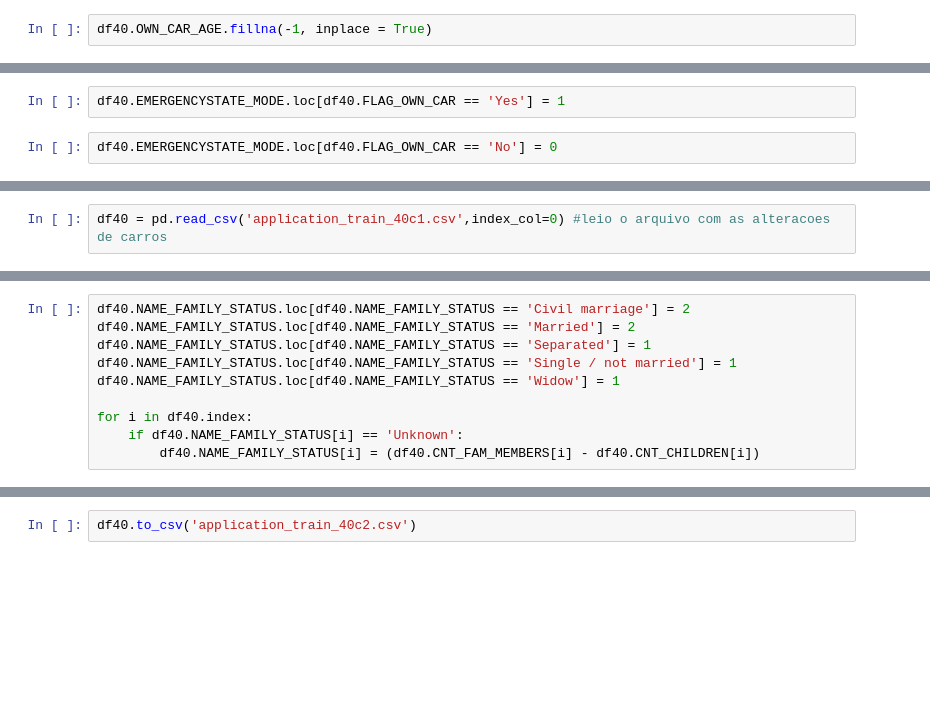
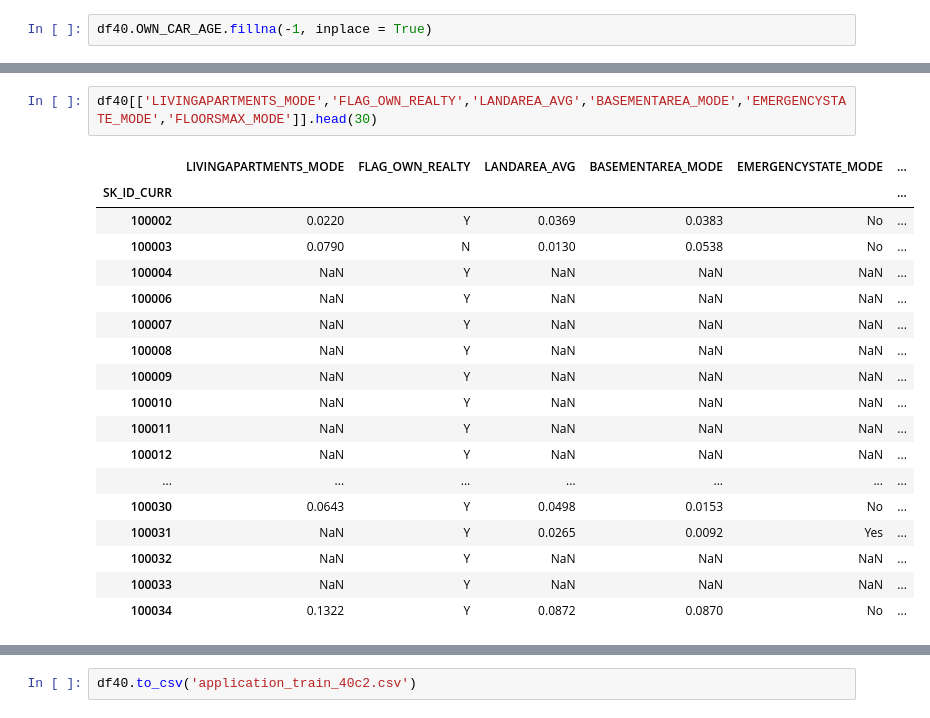
Before and after one commit to ricardoslee/Trabalhos, a Jupyter notebook: AIA/Trabalho1.ipynb, the cells around one changed output, grey strips where cells are left out. Cells and saved outputs as stored; diff of their text form; blank space fills up the shorter version.

```diff
--- a/AIA/Trabalho1.ipynb
+++ b/AIA/Trabalho1.ipynb
@@ -115,4 +259,0 @@ df40.loc[:,['FLAG_OWN_CAR','OWN_CAR_AGE']].head(20)
-# %%
-df40.EMERGENCYSTATE_MODE.loc[df40.FLAG_OWN_CAR == 'Yes'] = 1
-# %%
-df40.EMERGENCYSTATE_MODE.loc[df40.FLAG_OWN_CAR == 'No'] = 0
@@ -125,2 +259,0 @@ df40.to_csv('application_train_40c1.csv') # guardo as alteracoes feitas
-# %%
-df40 = pd.read_csv('application_train_40c1.csv',index_col=0) #leio o arquivo com as alteracoes de carros
@@ -142,10 +259,0 @@ Crio uma nova variavel para armazenar o numero de pessoas na casa
-# %%
-df40.NAME_FAMILY_STATUS.loc[df40.NAME_FAMILY_STATUS == 'Civil marriage'] = 2
-df40.NAME_FAMILY_STATUS.loc[df40.NAME_FAMILY_STATUS == 'Married'] = 2
-df40.NAME_FAMILY_STATUS.loc[df40.NAME_FAMILY_STATUS == 'Separated'] = 1
-df40.NAME_FAMILY_STATUS.loc[df40.NAME_FAMILY_STATUS == 'Single / not married'] = 1
-df40.NAME_FAMILY_STATUS.loc[df40.NAME_FAMILY_STATUS == 'Widow'] = 1
-
-for i in df40.index:
-    if df40.NAME_FAMILY_STATUS[i] == 'Unknown':
-        df40.NAME_FAMILY_STATUS[i] = (df40.CNT_FAM_MEMBERS[i] - df40.CNT_CHILDREN[i])
@@ -161,0 +366,21 @@ mn.bar(df40,figsize=(40,6))
+# %%
+df40[['LIVINGAPARTMENTS_MODE','FLAG_OWN_REALTY','LANDAREA_AVG','BASEMENTAREA_MODE','EMERGENCYSTATE_MODE','FLOORSMAX_MODE']].head(30)
+# %% [output]
+|  | LIVINGAPARTMENTS_MODE | FLAG_OWN_REALTY | LANDAREA_AVG | BASEMENTAREA_MODE | EMERGENCYSTATE_MODE | ... |
+| SK_ID_CURR |  |  |  |  |  | ... |
+| 100002 | 0.0220 | Y | 0.0369 | 0.0383 | No | ... |
+| 100003 | 0.0790 | N | 0.0130 | 0.0538 | No | ... |
+| 100004 | NaN | Y | NaN | NaN | NaN | ... |
+| 100006 | NaN | Y | NaN | NaN | NaN | ... |
+| 100007 | NaN | Y | NaN | NaN | NaN | ... |
+| 100008 | NaN | Y | NaN | NaN | NaN | ... |
+| 100009 | NaN | Y | NaN | NaN | NaN | ... |
+| 100010 | NaN | Y | NaN | NaN | NaN | ... |
+| 100011 | NaN | Y | NaN | NaN | NaN | ... |
+| 100012 | NaN | Y | NaN | NaN | NaN | ... |
+| ... | ... | ... | ... | ... | ... | ... |
+| 100030 | 0.0643 | Y | 0.0498 | 0.0153 | No | ... |
+| 100031 | NaN | Y | 0.0265 | 0.0092 | Yes | ... |
+| 100032 | NaN | Y | NaN | NaN | NaN | ... |
+| 100033 | NaN | Y | NaN | NaN | NaN | ... |
+| 100034 | 0.1322 | Y | 0.0872 | 0.0870 | No | ... |
```
Also changed, not shown: parts of 200 cells of this notebook, 4 other files.
